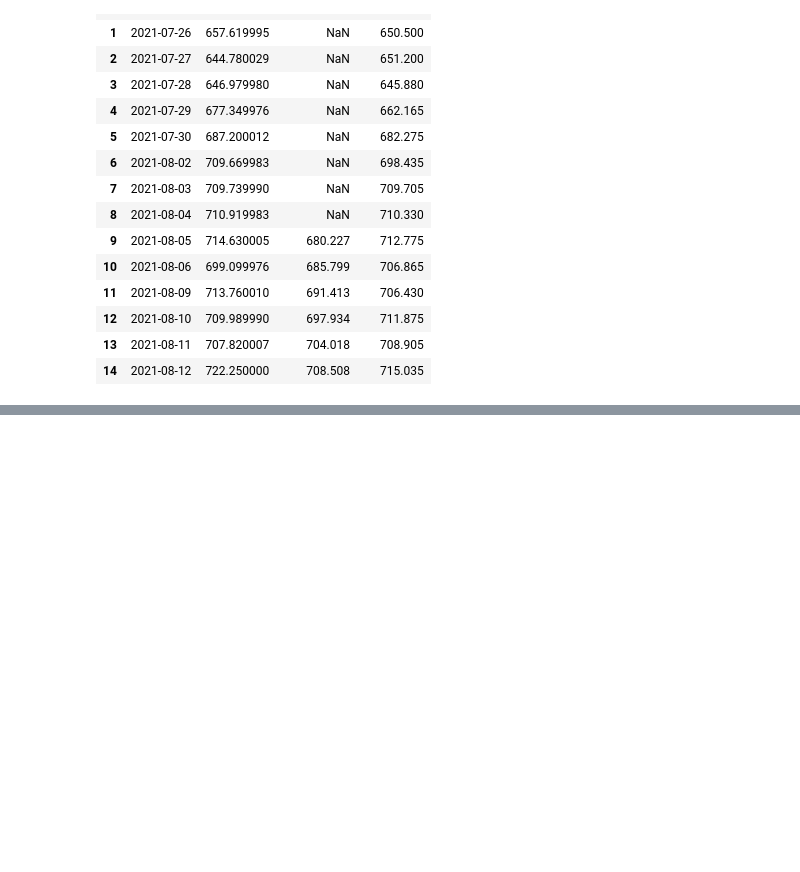
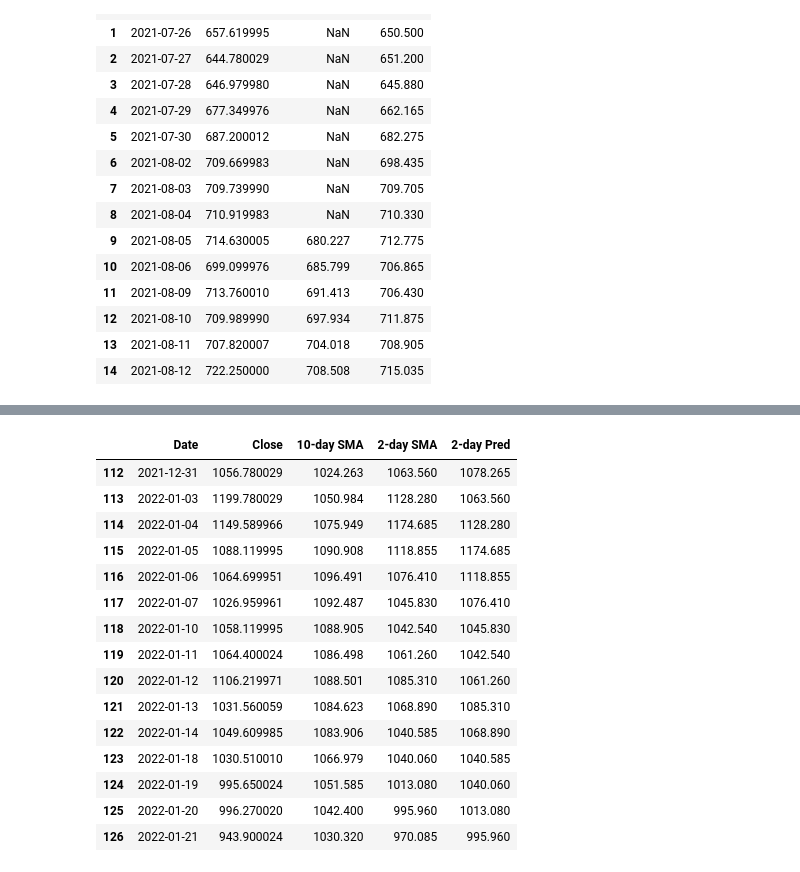
Before and after one commit to ravi75git/Datascience-Workbooks, a Jupyter notebook: TimeSeries/SMA_WMA_EMA_ARIMA.ipynb, the cells around one changed output, grey strips where cells are left out. Saved outputs shown, nothing was run; the diff lists cells and outputs as text; code cells hidden in the pictures; blank space fills up the shorter version.

```diff
--- a/TimeSeries/SMA_WMA_EMA_ARIMA.ipynb
+++ b/TimeSeries/SMA_WMA_EMA_ARIMA.ipynb
@@ -120,0 +119,38 @@ Name: 2-day SMA, dtype: float64
+# %%
+#Laxmi look from here
+#Finding the last date for the data available
+#last_date = df['Date'].max()
+#history = [x for x in df]
+predictions = list()
+#t = 3
+
+for t in range(len(df)):
+    #if (t!=0 && t!=1):
+    #    print(df.loc[t+1]['Date'])
+    #    print(df.loc[t+1]['2-day SMA'])
+    if(t == 0 or t == 1):
+        pred_value = np.NaN
+    else:
+        pred_value = df.loc[t-1]['2-day SMA']
+    predictions.append(pred_value)
+#Appending predictions to the dataset df
+df.loc[:,'2-day Pred'] = predictions
+#df.head(15)
+df.tail(15)
+# %% [output]
+|  | Date | Close | 10-day SMA | 2-day SMA | 2-day Pred |
+| 112 | 2021-12-31 | 1056.780029 | 1024.263 | 1063.560 | 1078.265 |
+| 113 | 2022-01-03 | 1199.780029 | 1050.984 | 1128.280 | 1063.560 |
+| 114 | 2022-01-04 | 1149.589966 | 1075.949 | 1174.685 | 1128.280 |
+| 115 | 2022-01-05 | 1088.119995 | 1090.908 | 1118.855 | 1174.685 |
+| 116 | 2022-01-06 | 1064.699951 | 1096.491 | 1076.410 | 1118.855 |
+| 117 | 2022-01-07 | 1026.959961 | 1092.487 | 1045.830 | 1076.410 |
+| 118 | 2022-01-10 | 1058.119995 | 1088.905 | 1042.540 | 1045.830 |
+| 119 | 2022-01-11 | 1064.400024 | 1086.498 | 1061.260 | 1042.540 |
+| 120 | 2022-01-12 | 1106.219971 | 1088.501 | 1085.310 | 1061.260 |
+| 121 | 2022-01-13 | 1031.560059 | 1084.623 | 1068.890 | 1085.310 |
+| 122 | 2022-01-14 | 1049.609985 | 1083.906 | 1040.585 | 1068.890 |
+| 123 | 2022-01-18 | 1030.510010 | 1066.979 | 1040.060 | 1040.585 |
+| 124 | 2022-01-19 | 995.650024 | 1051.585 | 1013.080 | 1040.060 |
+| 125 | 2022-01-20 | 996.270020 | 1042.400 | 995.960 | 1013.080 |
+| 126 | 2022-01-21 | 943.900024 | 1030.320 | 970.085 | 995.960 |
```
Also changed, not shown: parts of 17 cells of this notebook.
